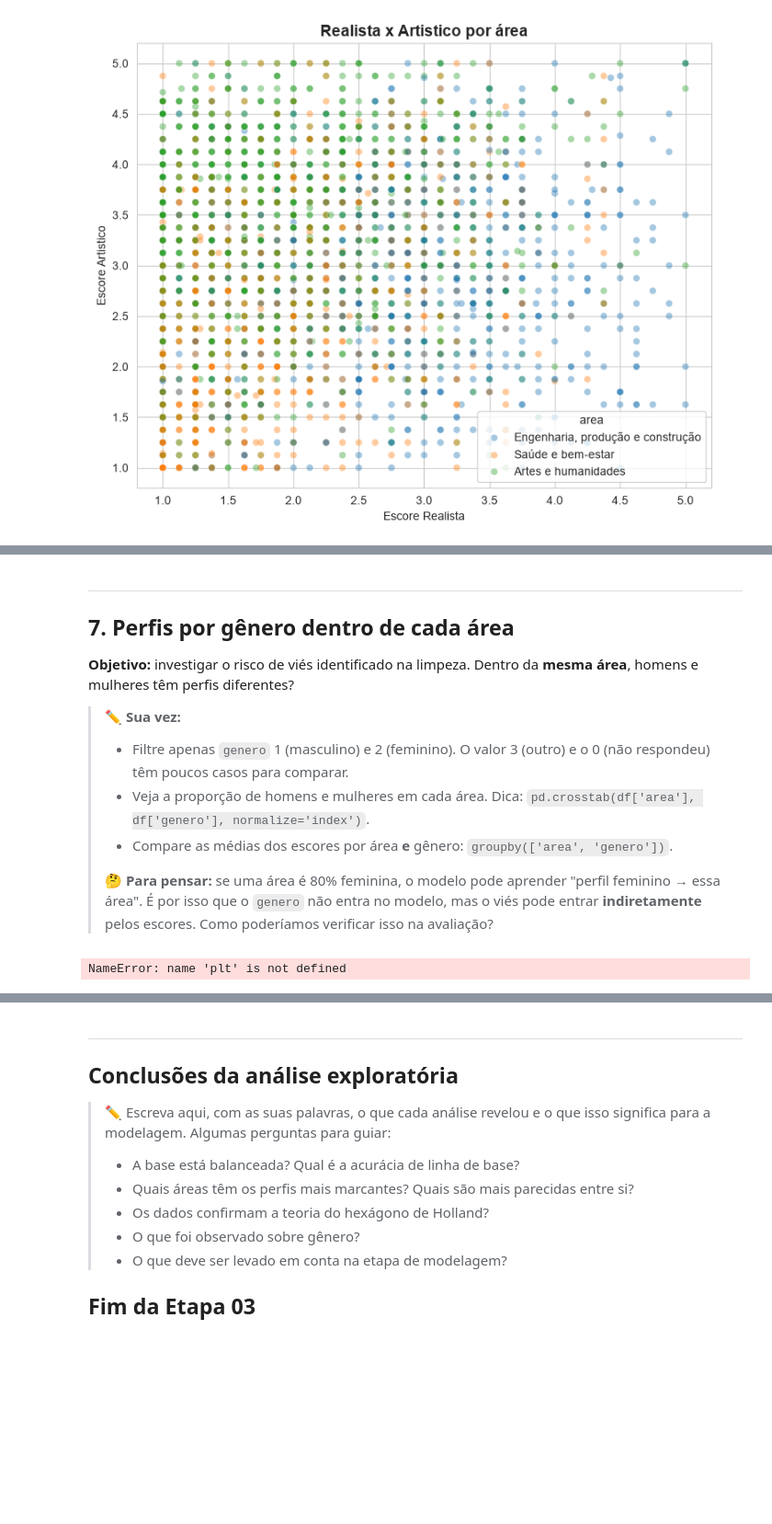
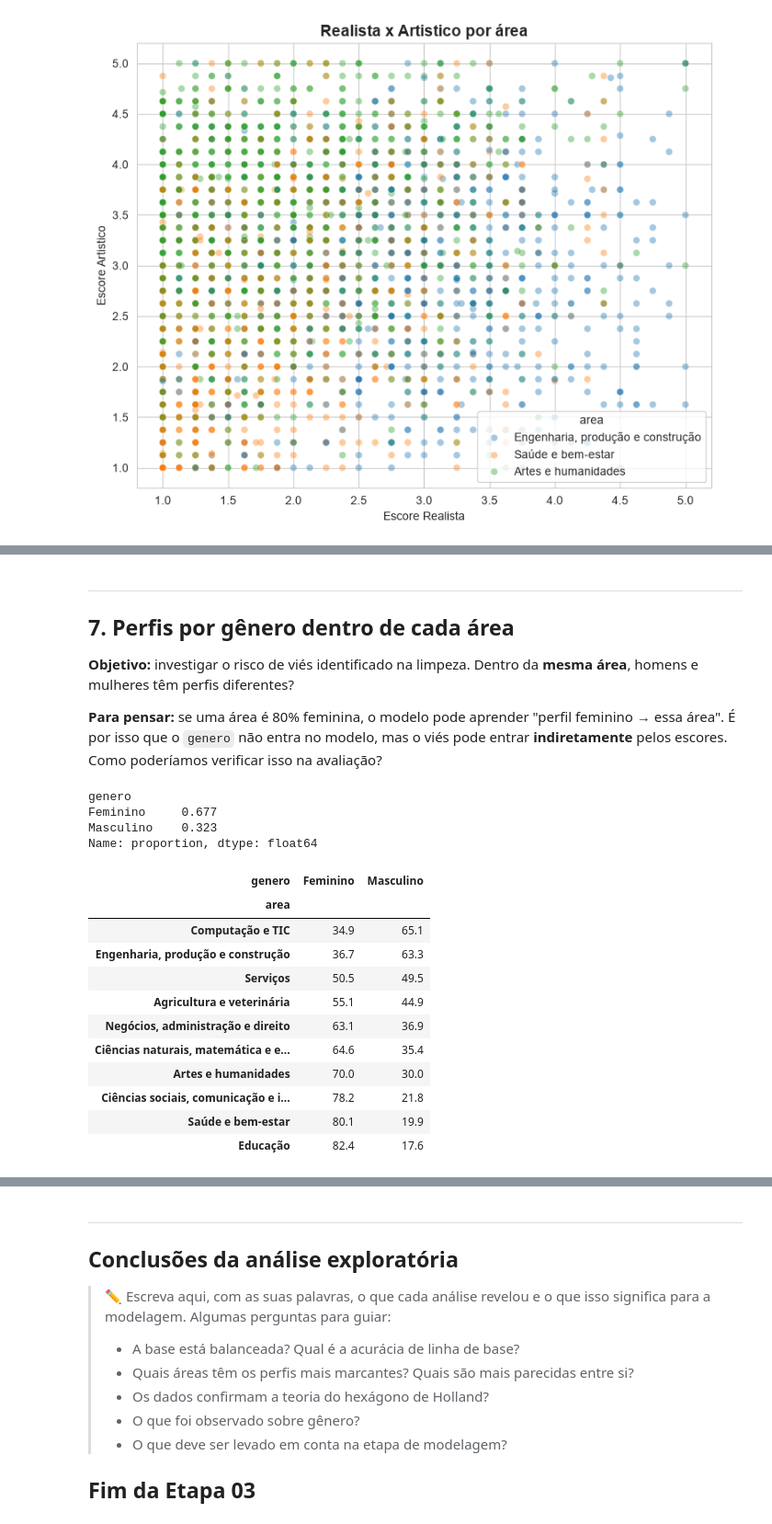
Before and after one commit to GS4L1M/Teste_Vocacional_ML, a Jupyter notebook: notebook/03_eda.ipynb, the cells around one changed output, grey strips where cells are left out. Shown at 92% size. Saved outputs shown, nothing was run; the diff lists cells and outputs as text; code cells hidden in the pictures; blank space fills up the shorter version.

```diff
--- a/notebook/03_eda.ipynb
+++ b/notebook/03_eda.ipynb
@@ -469,12 +473,39 @@ plt.show()
 
 **Objetivo:** investigar o risco de viés identificado na limpeza. Dentro da **mesma área**, homens e mulheres têm perfis diferentes?
 
-> ✏️ **Sua vez:**
-> - Filtre apenas `genero` 1 (masculino) e 2 (feminino). O valor 3 (outro) e o 0 (não respondeu) têm poucos casos para comparar.
-> - Veja a proporção de homens e mulheres em cada área. Dica: `pd.crosstab(df['area'], df['genero'], normalize='index')`.
-> - Compare as médias dos escores por área **e** gênero: `groupby(['area', 'genero'])`.
->
-> 🤔 **Para pensar:** se uma área é 80% feminina, o modelo pode aprender "perfil feminino → essa área". É por isso que o `genero` não entra no modelo, mas o viés pode entrar **indiretamente** pelos escores. Como poderíamos verificar isso na avaliação?
+**Para pensar:** se uma área é 80% feminina, o modelo pode aprender "perfil feminino → essa área". É por isso que o `genero` não entra no modelo, mas o viés pode entrar **indiretamente** pelos escores. Como poderíamos verificar isso na avaliação?
 # %%
+# Mantendo só masculino (1) e feminino (2): os códigos 3 (outro, 444 pessoas) e 0 (não respondeu, 94) têm poucos casos
+df_genero = df[df['genero'].isin([1, 2])].copy()
+
+#trocando os códigos por nomes para as tabels e graficos ficarem legiveis
+df_genero['genero'] = df_genero['genero'].map({1: 'Masculino', 2: 'Feminino'})
+
+#Proporção de cada genero na base
+df_genero['genero'].value_counts(normalize=True).round(3)
 # %% [output]
-NameError: name 'plt' is not defined
+genero
+Feminino     0.677
+Masculino    0.323
+Name: proportion, dtype: float64
+# %%
+# Tabela cruzada linha = área, colunas = gênero
+# normalize='index' faz cada LINHA somar 100 por cento a proporção de cada área
+genero_por_area = (pd.crosstab(df_genero['area'], df_genero['genero'], normalize='index') * 100).round(1)
+
+# Ordenando da área menos feminina para a mais feminina
+genero_por_area = genero_por_area.sort_values('Feminino', ascending=True)
+genero_por_area
+# %% [output]
+| genero | Feminino | Masculino |
+| area |  |  |
+| Computação e TIC | 34.9 | 65.1 |
+| Engenharia, produção e construção | 36.7 | 63.3 |
+| Serviços | 50.5 | 49.5 |
+| Agricultura e veterinária | 55.1 | 44.9 |
+| Negócios, administração e direito | 63.1 | 36.9 |
+| Ciências naturais, matemática e e... | 64.6 | 35.4 |
+| Artes e humanidades | 70.0 | 30.0 |
+| Ciências sociais, comunicação e i... | 78.2 | 21.8 |
+| Saúde e bem-estar | 80.1 | 19.9 |
+| Educação | 82.4 | 17.6 |
```
Also changed, not shown: parts of 7 cells of this notebook.
